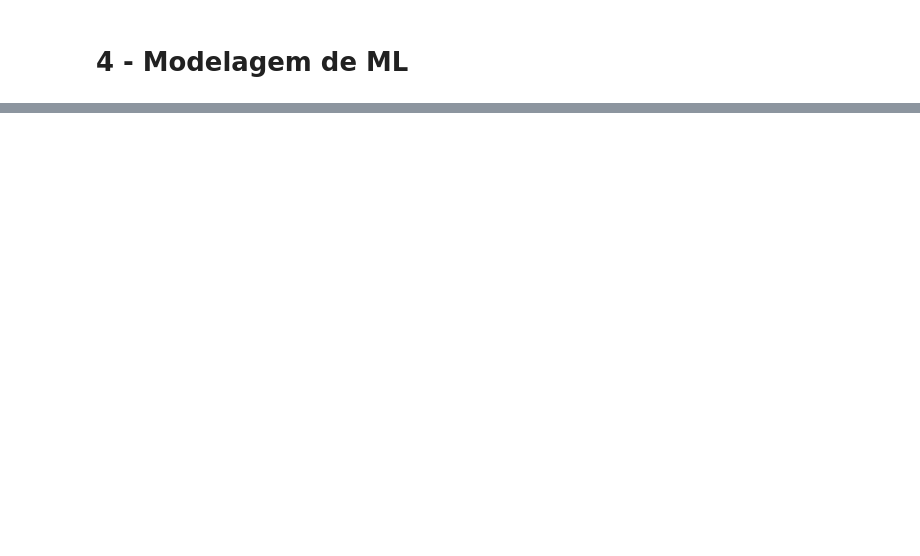
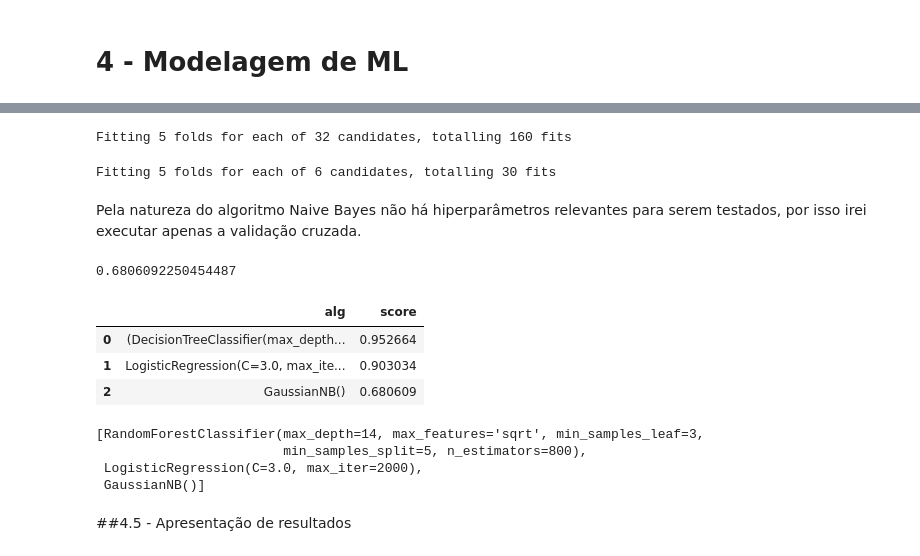
Before and after one commit to tiagosilveiraa/tccbigdata, a Jupyter notebook: TCC_PUC.ipynb, the cells around one changed output, grey strips where cells are left out. Drawn from its saved outputs; the diff is of its cells as text; code cells hidden in the pictures; blank space fills up the shorter version.

```diff
--- a/TCC_PUC.ipynb
+++ b/TCC_PUC.ipynb
@@ -541,0 +398,10 @@ cm.score(X_over_test_scaler, y_over_test)
+# %%
+def get_dataset_by_model(model, is_train = True, sampled = True):
+  if 'sklearn.linear_model' in str(type(model)) and is_train:
+    return X_over_train_scaled
+  elif 'sklearn.linear_model' in str(type(model)) and is_train is False:
+    return X_over_valid_scaled
+  elif ~('sklearn.linear_model' in str(type(model))) and is_train:
+    return X_over_train
+  elif ~('sklearn.linear_model' in str(type(model))) and is_train is False:
+    return X_over_valid
@@ -541,0 +433,24 @@ cm.score(X_over_test_scaler, y_over_test)
+# %%
+modelos = []
+#mudar o n_iter para 32, dixei em 1 pra ser rapido
+for c in classificadores:
+  gs = RandomizedSearchCV(c['alg'],
+                          c['params'],
+                          n_iter=32,
+                          cv=5,
+                          verbose=True,
+                          return_train_score=True,
+                          scoring='accuracy',
+                          n_jobs = -1
+                          )
+
+  gs.fit(get_dataset_by_model(c['alg']),y_over_train)
+  modelos.append(dict({
+      'alg':gs.best_estimator_,
+      'score':gs.best_score_
+   } ))
+# %% [output]
+Fitting 5 folds for each of 32 candidates, totalling 160 fits
+Fitting 5 folds for each of 6 candidates, totalling 30 fits
+# %% [markdown]
+Pela natureza do algoritmo Naive Bayes não há hiperparâmetros relevantes para serem testados, por isso irei executar apenas a validação cruzada.
@@ -541,0 +459,16 @@ cm.score(X_over_test_scaler, y_over_test)
+# %%
+kfold = KFold(n_splits=10, shuffle=True)
+score = cross_val_score(nb,X_over_train, y_over_train, cv=kfold).mean()
+score
+# %% [output]
+0.6806092250454487
+# %%
+modelos.append(dict({'alg': nb, 'score': score}))
+# %%
+rank = pd.DataFrame(modelos)
+display(rank)
+# %% [output]
+|  | alg | score |
+| 0 | (DecisionTreeClassifier(max_depth... | 0.952664 |
+| 1 | LogisticRegression(C=3.0, max_ite... | 0.903034 |
+| 2 | GaussianNB() | 0.680609 |
@@ -541,0 +477,9 @@ cm.score(X_over_test_scaler, y_over_test)
+# %%
+modelos
+# %% [output]
+[RandomForestClassifier(max_depth=14, max_features='sqrt', min_samples_leaf=3,
+                        min_samples_split=5, n_estimators=800),
+ LogisticRegression(C=3.0, max_iter=2000),
+ GaussianNB()]
+# %% [markdown]
+##4.5 - Apresentação de resultados
```
Also changed, not shown: parts of 90 cells of this notebook.
